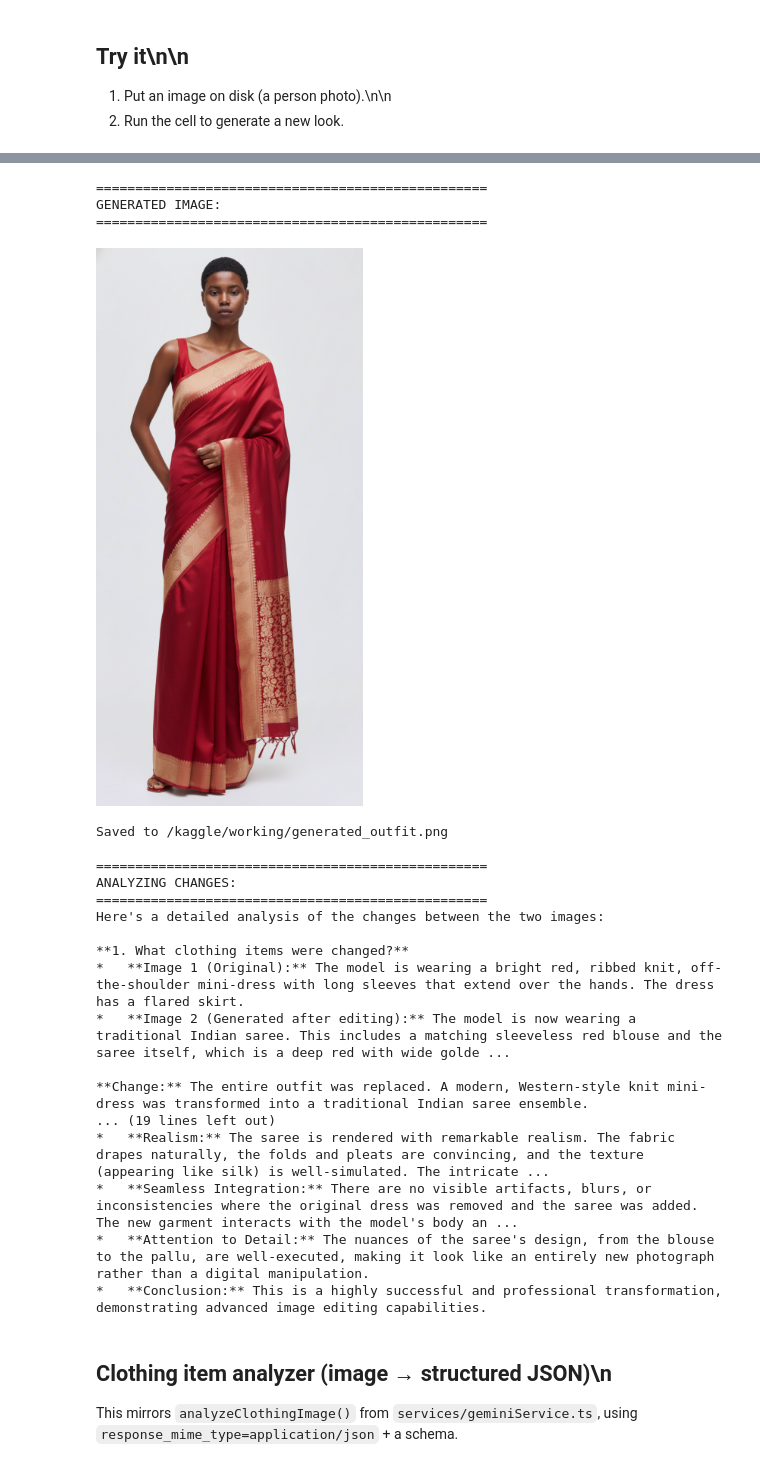
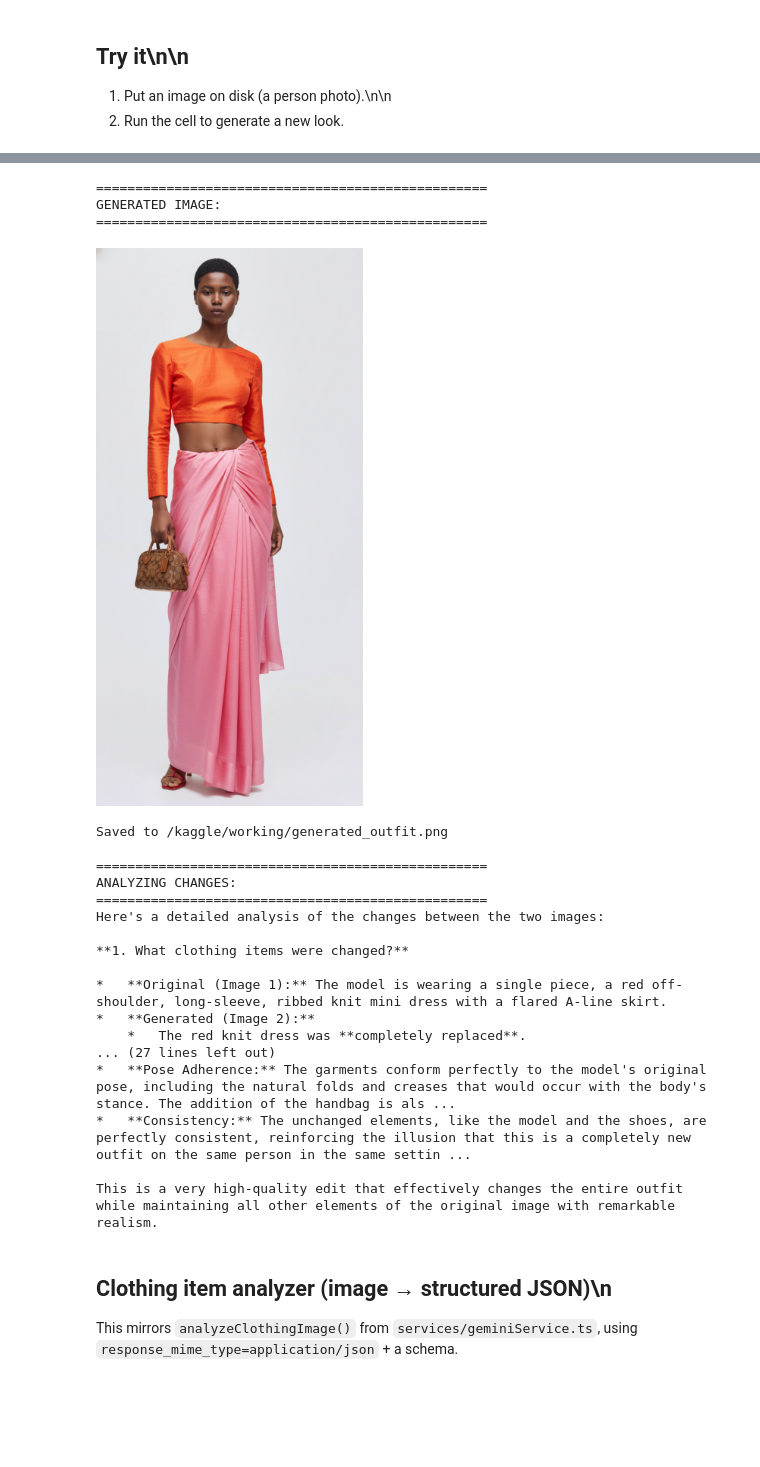
Before and after one commit to Likitha-Gedipudi/kaggle_exercises, a Jupyter notebook: vesaki-multimodal-virtual-try-on-studio-v1.ipynb, the cells around one changed output, grey strips where cells are left out. Saved outputs shown, nothing was run; the diff lists cells and outputs as text; code cells hidden in the pictures; blank space fills up the shorter version.

```diff
--- a/vesaki-multimodal-virtual-try-on-studio-v1.ipynb
+++ b/vesaki-multimodal-virtual-try-on-studio-v1.ipynb
@@ -204,7 +204,7 @@ from PIL import Image
 import io
 
 BASE_IMAGE_PATH = "/kaggle/input/vesaki-demo/Model 1.png"
-PROMPT = "Try a saree."
+PROMPT = "pink silk saree with round-neck designer orange blouse and coach bag."
 
 # Load and display original
 print("=" * 50)
@@ -246,34 +246,34 @@ Compare these two images and identify exactly what changed:
 
 Image 1: Original
 Image 2: Generated after editing
 
 Please provide a detailed analysis:
 1. What clothing items were changed?
 2. What colors changed?
 3. What stayed the same?
 4. Overall quality of the transformation
 """
 
 # Use Gemini to compare
 resp = client.models.generate_content(
     model=LOGIC_MODEL,
     contents=[types.Content(role="user", parts=[
         part_from_image_file(BASE_IMAGE_PATH),
         types.Part.from_bytes(data=img.image_bytes, mime_type=img.mime_type) if hasattr(img, 'image_bytes') else part_from_image_file(output_path),
         types.Part(text=comparison_prompt),
     ])],
 )
 
 print(resp.text)
 # %% [output]
 ==================================================
 ORIGINAL IMAGE:
 ==================================================
 [figure]
 ==================================================
 GENERATED IMAGE:
 ==================================================
-[figure, old version]
+[figure, new version]
 Saved to /kaggle/working/generated_outfit.png
 
 ==================================================
@@ -282,15 +282,15 @@ ANALYZING CHANGES:
 Here's a detailed analysis of the changes between the two images:
 
 **1. What clothing items were changed?**
-*   **Image 1 (Original):** The model is wearing a bright red, ribbed knit, off-the-shoulder mini-dress with long sleeves that extend over the hands. The dress has a flared skirt.
-*   **Image 2 (Generated after editing):** The model is now wearing a traditional Indian saree. This includes a matching sleeveless red blouse and the saree itself, which is a deep red with wide golde ...
 
-**Change:** The entire outfit was replaced. A modern, Western-style knit mini-dress was transformed into a traditional Indian saree ensemble.
-... (19 lines left out)
-*   **Realism:** The saree is rendered with remarkable realism. The fabric drapes naturally, the folds and pleats are convincing, and the texture (appearing like silk) is well-simulated. The intricate ...
-*   **Seamless Integration:** There are no visible artifacts, blurs, or inconsistencies where the original dress was removed and the saree was added. The new garment interacts with the model's body an ...
-*   **Attention to Detail:** The nuances of the saree's design, from the blouse to the pallu, are well-executed, making it look like an entirely new photograph rather than a digital manipulation.
-*   **Conclusion:** This is a highly successful and professional transformation, demonstrating advanced image editing capabilities.
+*   **Original (Image 1):** The model is wearing a single piece, a red off-shoulder, long-sleeve, ribbed knit mini dress with a flared A-line skirt.
+*   **Generated (Image 2):**
+    *   The red knit dress was **completely replaced**.
+... (27 lines left out)
+*   **Pose Adherence:** The garments conform perfectly to the model's original pose, including the natural folds and creases that would occur with the body's stance. The addition of the handbag is als ...
+*   **Consistency:** The unchanged elements, like the model and the shoes, are perfectly consistent, reinforcing the illusion that this is a completely new outfit on the same person in the same settin ...
+
+This is a very high-quality edit that effectively changes the entire outfit while maintaining all other elements of the original image with remarkable realism.
 # %% [markdown]
 ## Clothing item analyzer (image → structured JSON)\n
 This mirrors `analyzeClothingImage()` from `services/geminiService.ts`, using `response_mime_type=application/json` + a schema.
```
Also changed, not shown: parts of 2 cells of this notebook.
